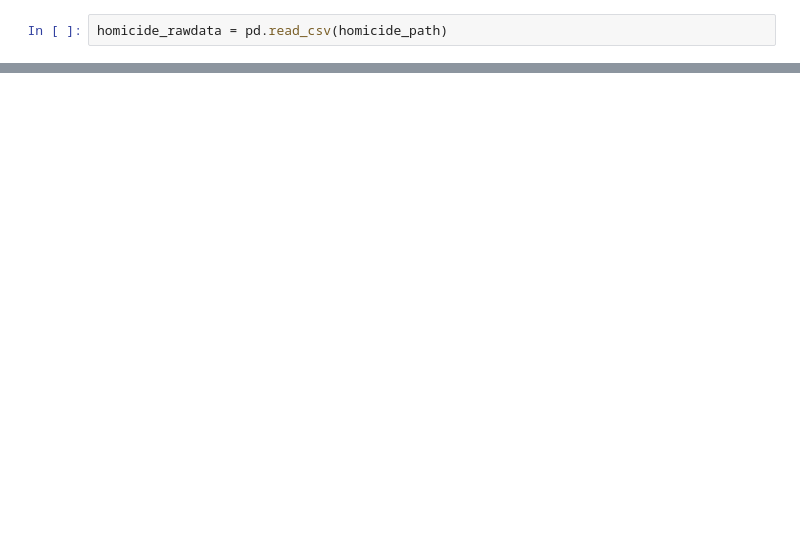
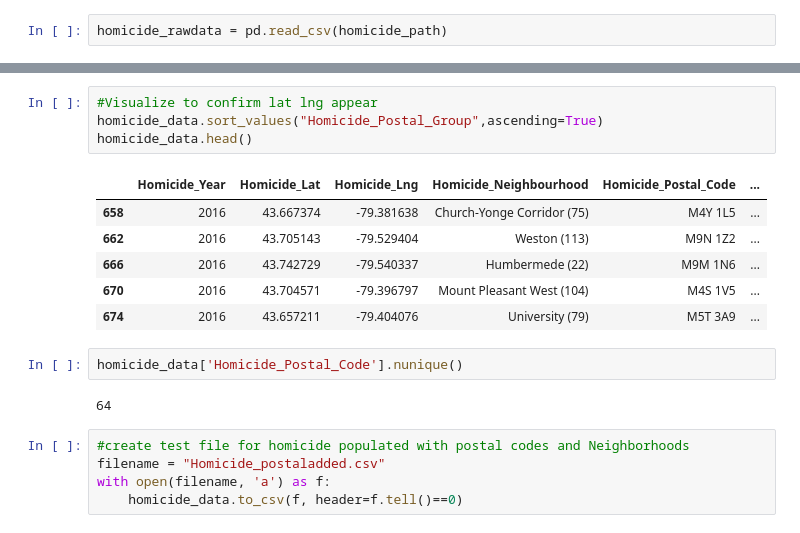
Before and after one commit to valltomm/Bootcamp_Project, a Jupyter notebook: Homicides.ipynb, the cells around one changed output, grey strips where cells are left out. Saved outputs shown, nothing was run; the diff lists cells and outputs as text; blank space fills up the shorter version.

```diff
--- a/Homicides.ipynb
+++ b/Homicides.ipynb
@@ -65,0 +117,20 @@ dtype: int64
+# %%
+#Visualize to confirm lat lng appear
+homicide_data.sort_values("Homicide_Postal_Group",ascending=True)
+homicide_data.head()
+# %% [output]
+|  | Homicide_Year | Homicide_Lat | Homicide_Lng | Homicide_Neighbourhood | Homicide_Postal_Code | ... |
+| 658 | 2016 | 43.667374 | -79.381638 | Church-Yonge Corridor (75) | M4Y 1L5 | ... |
+| 662 | 2016 | 43.705143 | -79.529404 | Weston (113) | M9N 1Z2 | ... |
+| 666 | 2016 | 43.742729 | -79.540337 | Humbermede (22) | M9M 1N6 | ... |
+| 670 | 2016 | 43.704571 | -79.396797 | Mount Pleasant West (104) | M4S 1V5 | ... |
+| 674 | 2016 | 43.657211 | -79.404076 | University (79) | M5T 3A9 | ... |
+# %%
+homicide_data['Homicide_Postal_Code'].nunique()
+# %% [output]
+64
+# %%
+#create test file for homicide populated with postal codes and Neighborhoods
+filename = "Homicide_postaladded.csv"
+with open(filename, 'a') as f:
+    homicide_data.to_csv(f, header=f.tell()==0)
```
Also changed, not shown: parts of 17 cells of this notebook, 4 other files.
